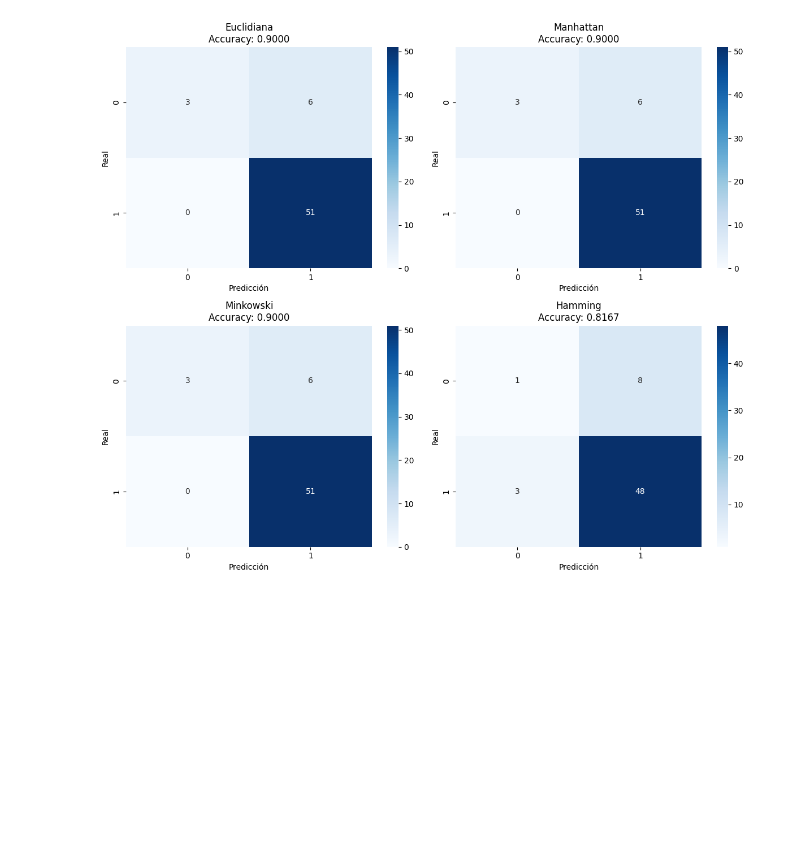
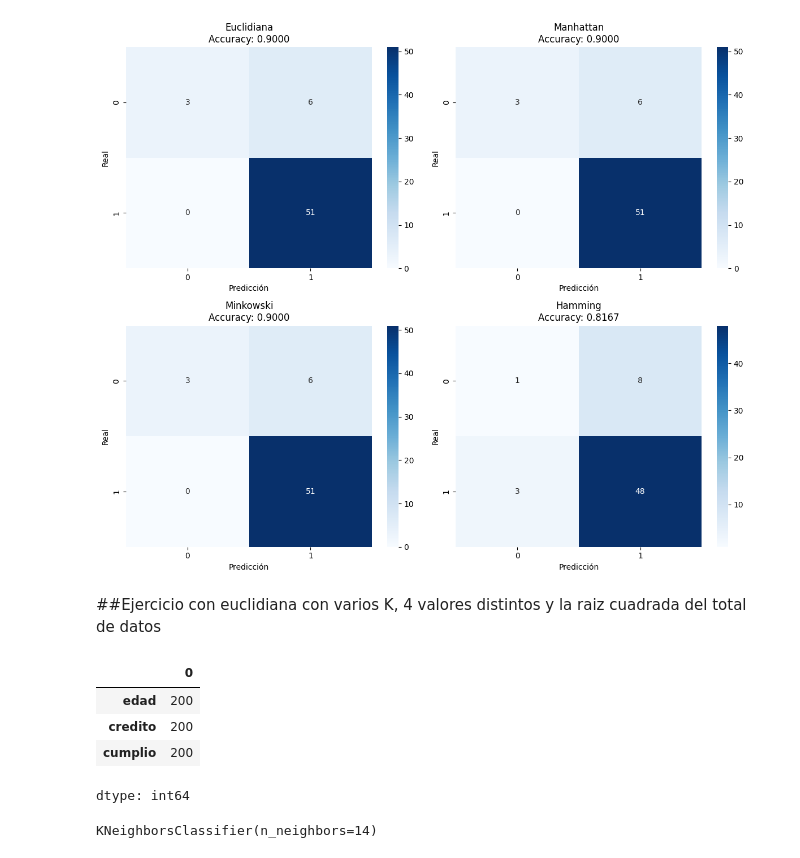
Before and after one commit to Sj-kronton/IA_2025, a Jupyter notebook: K-vecinos.ipynb, the cells around one changed output. Cells and saved outputs as stored; diff of their text form; code cells hidden in the pictures; blank space fills up the shorter version.

```diff
--- a/K-vecinos.ipynb
+++ b/K-vecinos.ipynb
@@ -458,3 +459,34 @@ plt.tight_layout()
 plt.show()
 # %% [output]
 [figure]
+# %% [markdown]
+##Ejercicio con euclidiana con varios K, 4 valores distintos y la raiz cuadrada del total de datos
+# %%
+import math
+
+creditos.count()
+# %% [output]
+|  | 0 |
+| edad | 200 |
+| credito | 200 |
+| cumplio | 200 |
+dtype: int64
+# %%
+#diferentes valores de K en 5 modelos euclidianos
+clasificador1= KNeighborsClassifier(n_neighbors=3)#vecinos a tomar en cuenta, por default 3
+clasificador2= KNeighborsClassifier(n_neighbors=4)#vecinos a tomar en cuenta, en este caso, 4
+clasificador3= KNeighborsClassifier(n_neighbors=5)#vecinos a tomar en cuenta, en este caso 5
+clasificador4= KNeighborsClassifier(n_neighbors=6)#vecinos a tomar en cuenta, en este caso 6
+
+k = int(math.sqrt(200))
+
+clasificador5= KNeighborsClassifier(n_neighbors=k)#vecinos a tomar en cuenta, en este ultimo caso la raiz cuadrada de 200
+
+#entrenamiento de los diferentes modelos
+clasificador1.fit(datos, clase)
+clasificador2.fit(datos, clase)
+clasificador3.fit(datos, clase)
+clasificador4.fit(datos, clase)
+clasificador5.fit(datos, clase)
+# %% [output]
+KNeighborsClassifier(n_neighbors=14)
```
Also changed, not shown: parts of 4 cells of this notebook.
